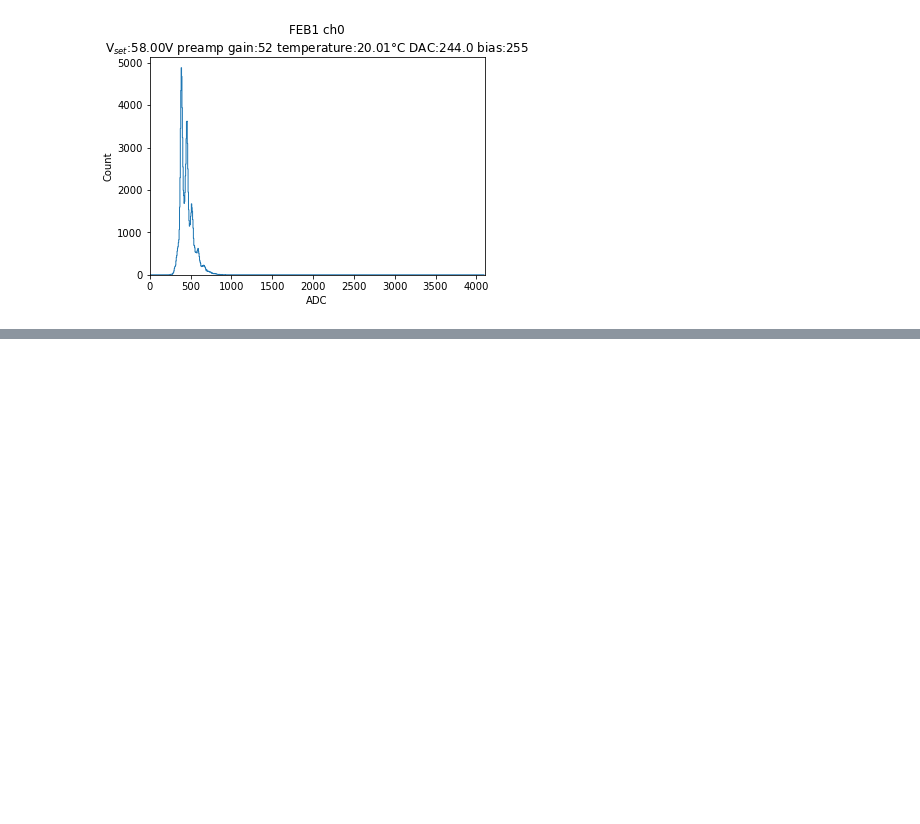
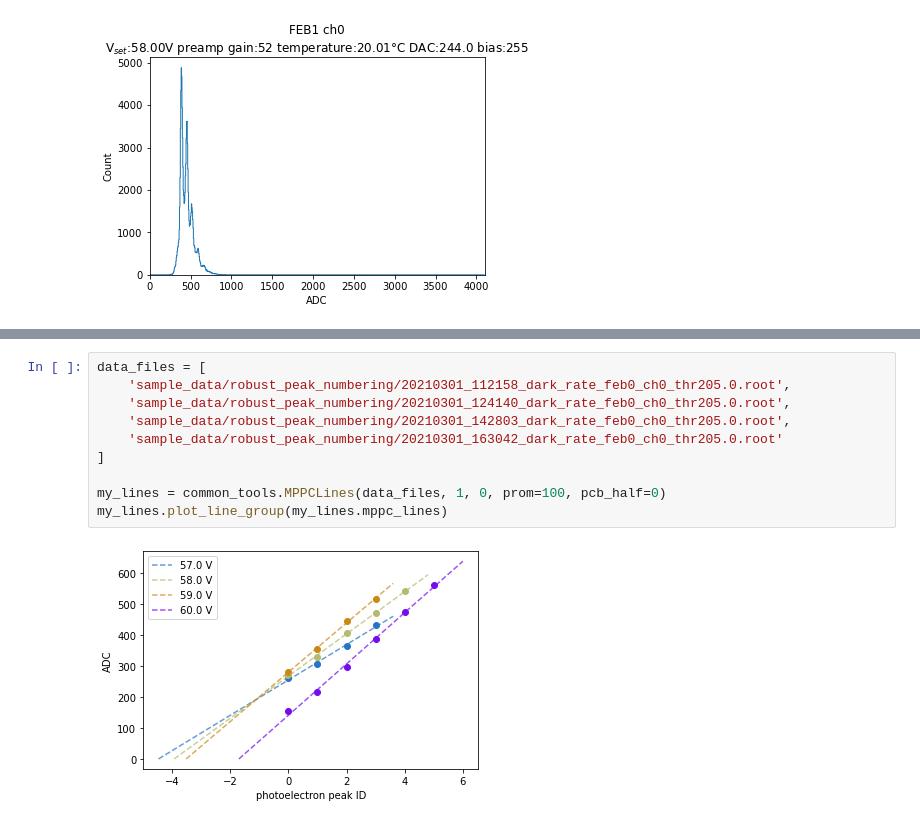
Before and after one commit to kaikai581/t2k-mppc-daq, a Jupyter notebook: notebooks/robust_peak_numbering.ipynb, the cells around one changed output, grey strips where cells are left out. Saved outputs shown, nothing was run; the diff lists cells and outputs as text; blank space fills up the shorter version.

```diff
--- a/notebooks/robust_peak_numbering.ipynb
+++ b/notebooks/robust_peak_numbering.ipynb
@@ -38,0 +41,12 @@ The gain, or the distance between peaks, has a linear relationship with the bias
+# %%
+data_files = [
+    'sample_data/robust_peak_numbering/20210301_112158_dark_rate_feb0_ch0_thr205.0.root',
+    'sample_data/robust_peak_numbering/20210301_124140_dark_rate_feb0_ch0_thr205.0.root',
+    'sample_data/robust_peak_numbering/20210301_142803_dark_rate_feb0_ch0_thr205.0.root',
+    'sample_data/robust_peak_numbering/20210301_163042_dark_rate_feb0_ch0_thr205.0.root'
+]
+
+my_lines = common_tools.MPPCLines(data_files, 1, 0, prom=100, pcb_half=0)
+my_lines.plot_line_group(my_lines.mppc_lines)
+# %% [output]
+[figure, added]
```
Also changed, not shown: parts of 4 cells of this notebook, 1 other file.
